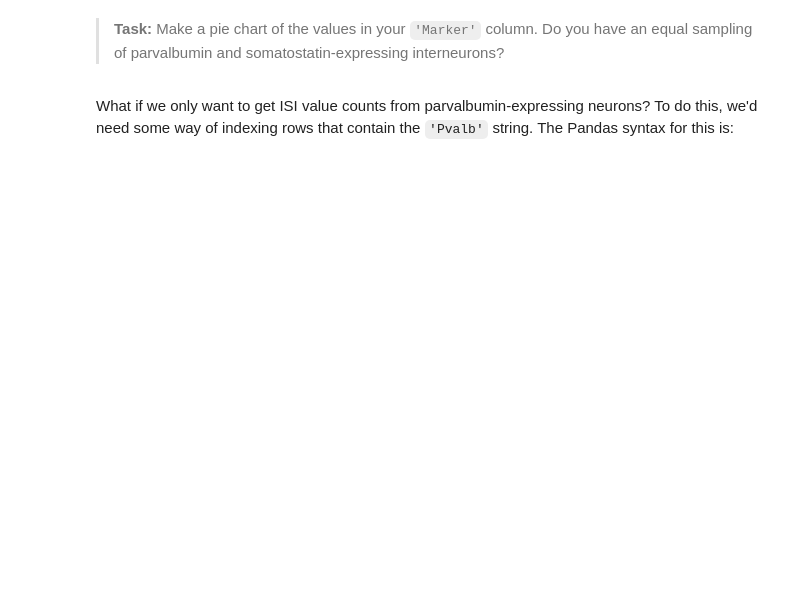
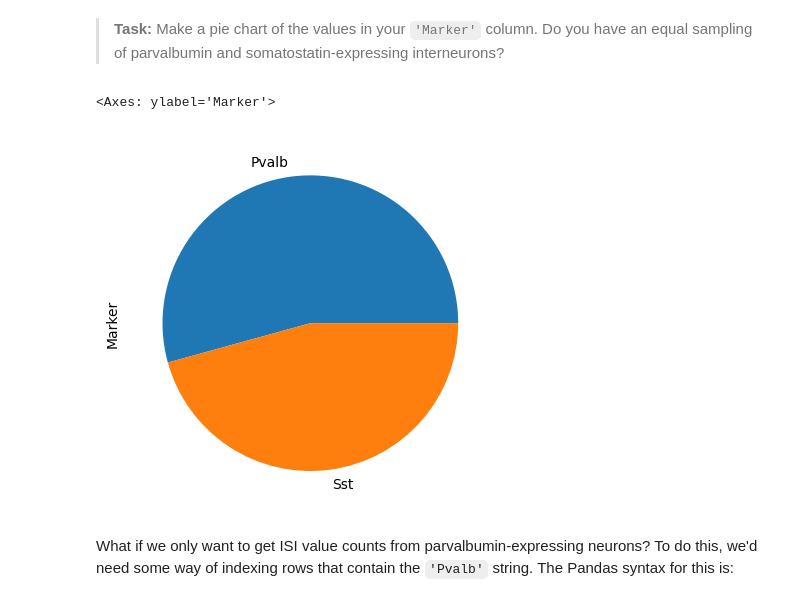
Before and after one commit to lindseyhuppin/Neur265Work, a Jupyter notebook: notebooks/Pandas_02_07_24.ipynb, the cells around one changed output. Saved outputs shown, nothing was run; the diff lists cells and outputs as text; code cells hidden in the pictures; blank space fills up the shorter version.

```diff
--- a/notebooks/Pandas_02_07_24.ipynb
+++ b/notebooks/Pandas_02_07_24.ipynb
@@ -82,5 +147,11 @@ ISI_counts[:10].plot(kind = 'bar')
 # %% [markdown]
 ><b>Task:</b> Make a pie chart of the values in your `'Marker'` column. Do you have an equal sampling of parvalbumin and somatostatin-expressing interneurons?
+# %%
+Marker_counts = cell_types['Marker'].value_counts()
+Marker_counts.plot(kind = 'pie')
+# %% [output]
+<Axes: ylabel='Marker'>
+[figure, added]
 # %% [markdown]
 What if we only want to get ISI value counts from parvalbumin-expressing neurons? To do this, we'd need some way of indexing rows that contain the `'Pvalb'` string. The Pandas syntax for this is:
 # %%
```
Also changed, not shown: parts of 32 cells of this notebook.
